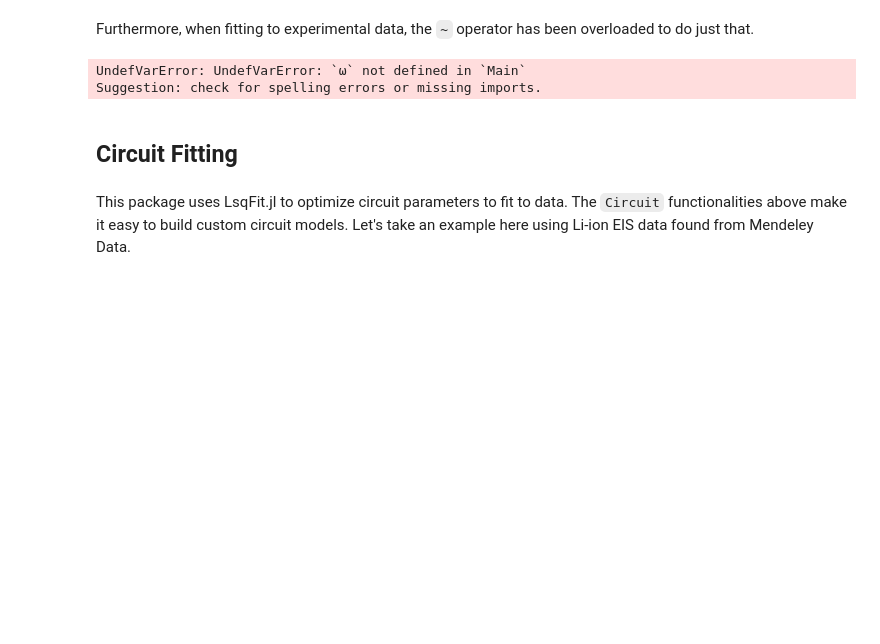
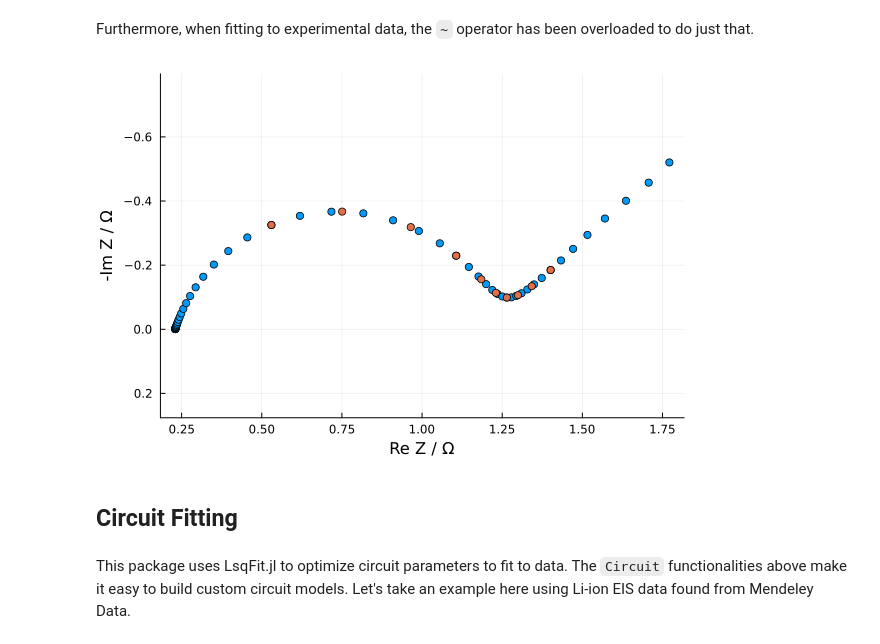
Before and after one commit to bdamerau/EISAnalysis.jl, a Jupyter notebook: Notebooks/Tutorial.ipynb, the cells around one changed output. Drawn from its saved outputs; the diff is of its cells as text; code cells hidden in the pictures; blank space fills up the shorter version.

```diff
--- a/Notebooks/Tutorial.ipynb
+++ b/Notebooks/Tutorial.ipynb
@@ -88,12 +97,10 @@ Any[:(0.5r), :(1.0r), :(0.025 * wo ^ 80.0), :(0.2 * q ^ 0.8)]
 Furthermore, when fitting to experimental data, the `~` operator has been overloaded to do just that.
 # %%
 ω_data = collect(logrange(1e-02,1e01,10))
-@time updated_circuit2 = circuit ~ ω
-@time r~ω
+updated_circuit2 = circuit ~ ω_data
 plot_Nyquist(circuit,updated_circuit2)
 # %% [output]
-UndefVarError: UndefVarError: `ω` not defined in `Main`
-Suggestion: check for spelling errors or missing imports.
+[figure, added]
 # %% [markdown]
 ## Circuit Fitting
 # %% [markdown]
```
Also changed, not shown: parts of 11 cells of this notebook, 2 other files.
